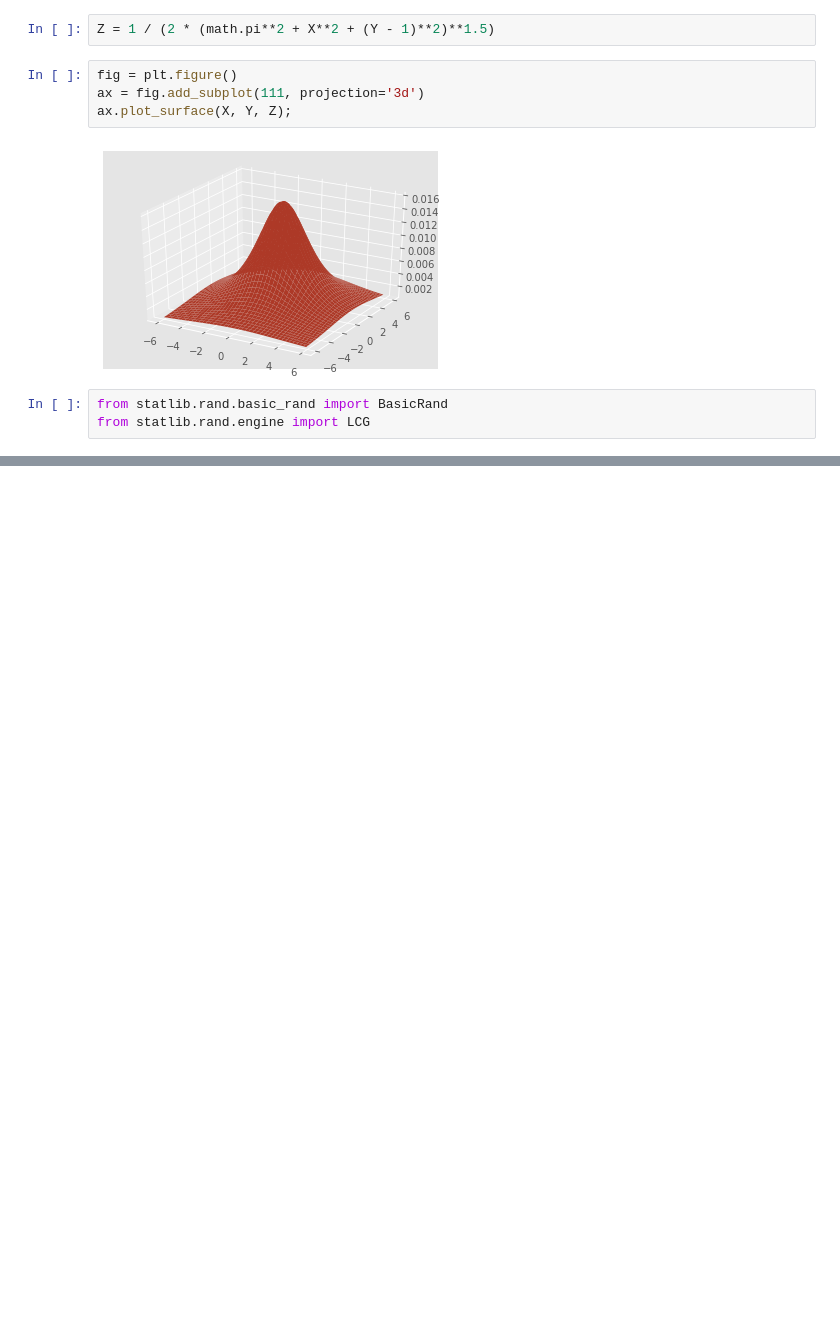
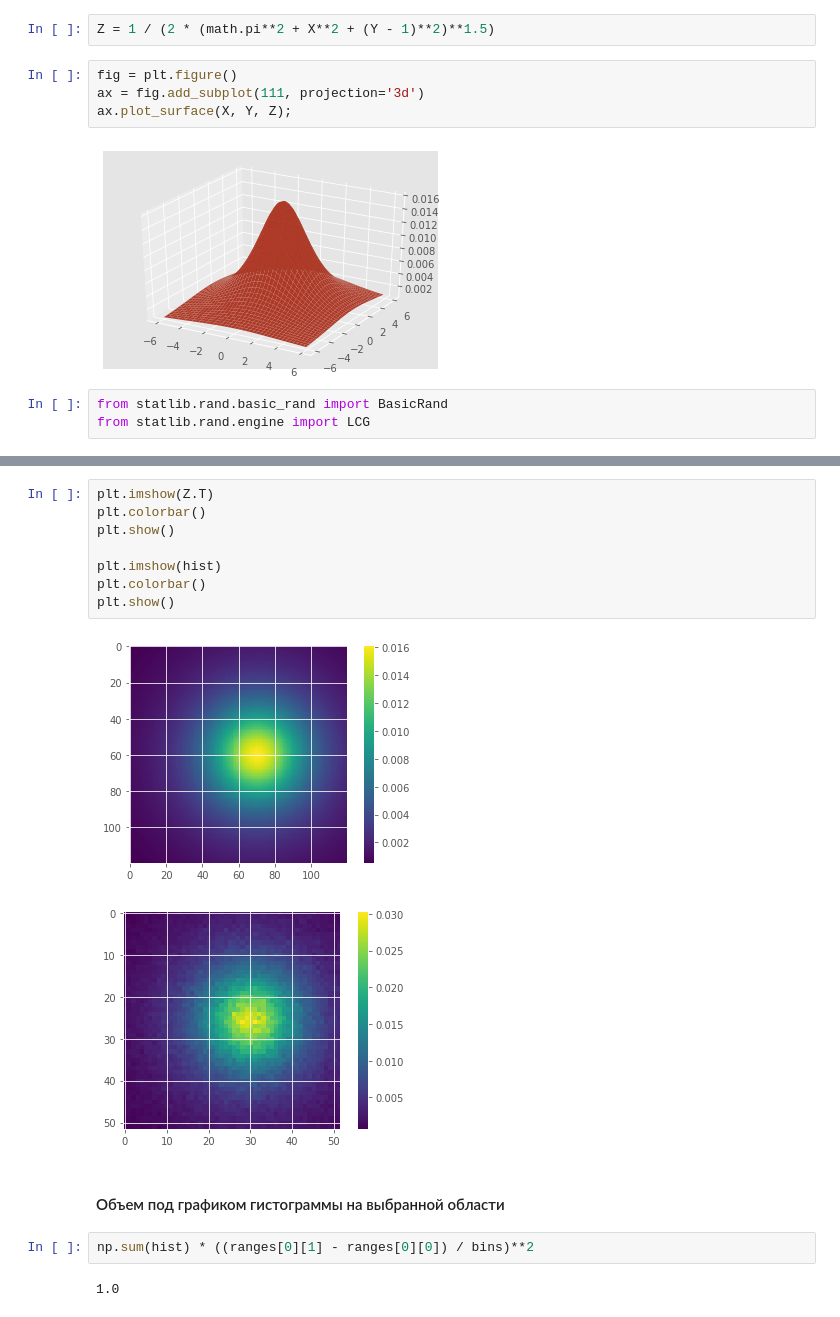
Before and after one commit to andrew-kulikov/matmod, a Jupyter notebook: src/lab2_continuous.ipynb, the cells around one changed output, grey strips where cells are left out. Drawn from its saved outputs; the diff is of its cells as text; blank space fills up the shorter version.

```diff
--- a/src/lab2_continuous.ipynb
+++ b/src/lab2_continuous.ipynb
@@ -132,0 +99,17 @@ plt.hist(disps, bins=40, density=True);
+# %%
+plt.imshow(Z.T)
+plt.colorbar()
+plt.show()
+
+plt.imshow(hist)
+plt.colorbar()
+plt.show()
+# %% [output]
+[figure, added]
+[figure, added]
+# %% [markdown]
+#### Объем под графиком гистограммы на выбранной области
+# %%
+np.sum(hist) * ((ranges[0][1] - ranges[0][0]) / bins)**2
+# %% [output]
+1.0
```
Also changed, not shown: parts of 38 cells of this notebook, 1 other file.
